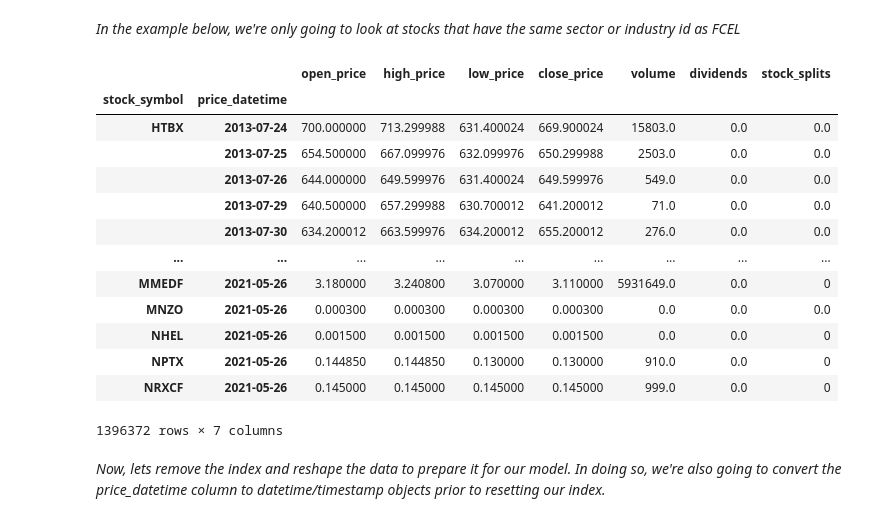
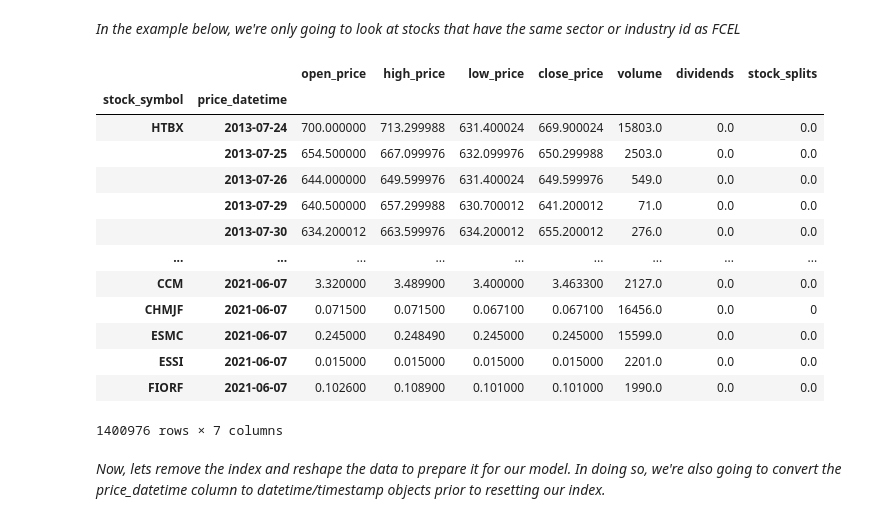
Before and after one commit to jmacdonald2010/stock-prediction, a Jupyter notebook: mlTests03_EOD.ipynb, the cells around one changed output. Cells and saved outputs as stored; diff of their text form; code cells hidden in the pictures.

```diff
--- a/mlTests03_EOD.ipynb
+++ b/mlTests03_EOD.ipynb
@@ -25,37 +25,37 @@ symbol = 'CTXR'     # change to whatever symbol in your dataframe you'd like to
 start_date = "2019-01-01"
 current_date = datetime.datetime.now().strftime("%Y-%m-%d")
 # %%
-conn = sqlite3.connect('stockPrediction_05262021.db')
+conn = sqlite3.connect('stockPrediction_06072021.db')
 
 symbol_info = conn.execute(f"SELECT sector_id, industry_id FROM stock WHERE stock_symbol = \"{symbol}\";")
 symbol_info = symbol_info.fetchall()
 sector_id = symbol_info[0][0]
 industry_id = symbol_info[0][1]
 
 query = f"SELECT r.stock_symbol, l.price_datetime, l.open_price, l.high_price, l.low_price, l.close_price, l.volume, l.dividends, l.stock_splits FROM eod_price_history l INNER JOIN stock r ON r.stock_id = l.stock_id WHERE r.sector_id = {sector_id} OR r.industry_id = {industry_id};"
 
 symbols = conn.execute('SELECT stock_symbol FROM stock')
 symbols = symbols.fetchall()
 symbols = [i[0] for i in symbols]
 symbols = [i for i in symbols if i not in symbols]
 
 df = pd.read_sql(query, conn, index_col=['stock_symbol', 'price_datetime'])
 df
 # %% [output]
 |  |  | open_price | high_price | low_price | close_price | volume | dividends | stock_splits |
 | stock_symbol | price_datetime |  |  |  |  |  |  |  |
 | HTBX | 2013-07-24 | 700.000000 | 713.299988 | 631.400024 | 669.900024 | 15803.0 | 0.0 | 0.0 |
 |  | 2013-07-25 | 654.500000 | 667.099976 | 632.099976 | 650.299988 | 2503.0 | 0.0 | 0.0 |
 |  | 2013-07-26 | 644.000000 | 649.599976 | 631.400024 | 649.599976 | 549.0 | 0.0 | 0.0 |
 |  | 2013-07-29 | 640.500000 | 657.299988 | 630.700012 | 641.200012 | 71.0 | 0.0 | 0.0 |
 |  | 2013-07-30 | 634.200012 | 663.599976 | 634.200012 | 655.200012 | 276.0 | 0.0 | 0.0 |
 | ... | ... | ... | ... | ... | ... | ... | ... | ... |
-| MMEDF | 2021-05-26 | 3.180000 | 3.240800 | 3.070000 | 3.110000 | 5931649.0 | 0.0 | 0 |
-| MNZO | 2021-05-26 | 0.000300 | 0.000300 | 0.000300 | 0.000300 | 0.0 | 0.0 | 0.0 |
-| NHEL | 2021-05-26 | 0.001500 | 0.001500 | 0.001500 | 0.001500 | 0.0 | 0.0 | 0 |
-| NPTX | 2021-05-26 | 0.144850 | 0.144850 | 0.130000 | 0.130000 | 910.0 | 0.0 | 0 |
-| NRXCF | 2021-05-26 | 0.145000 | 0.145000 | 0.145000 | 0.145000 | 999.0 | 0.0 | 0 |
+| CCM | 2021-06-07 | 3.320000 | 3.489900 | 3.400000 | 3.463300 | 2127.0 | 0.0 | 0.0 |
+| CHMJF | 2021-06-07 | 0.071500 | 0.071500 | 0.067100 | 0.067100 | 16456.0 | 0.0 | 0 |
+| ESMC | 2021-06-07 | 0.245000 | 0.248490 | 0.245000 | 0.245000 | 15599.0 | 0.0 | 0.0 |
+| ESSI | 2021-06-07 | 0.015000 | 0.015000 | 0.015000 | 0.015000 | 2201.0 | 0.0 | 0.0 |
+| FIORF | 2021-06-07 | 0.102600 | 0.108900 | 0.101000 | 0.101000 | 1990.0 | 0.0 | 0.0 |
-1396372 rows × 7 columns
+1400976 rows × 7 columns
 # %% [markdown]
 *Now, lets remove the index and reshape the data to prepare it for our model. In doing so, we're also going to convert the price_datetime column to datetime/timestamp objects prior to resetting our index.*
 # %%
```
Also changed, not shown: parts of 12 cells of this notebook, 4 other files.
